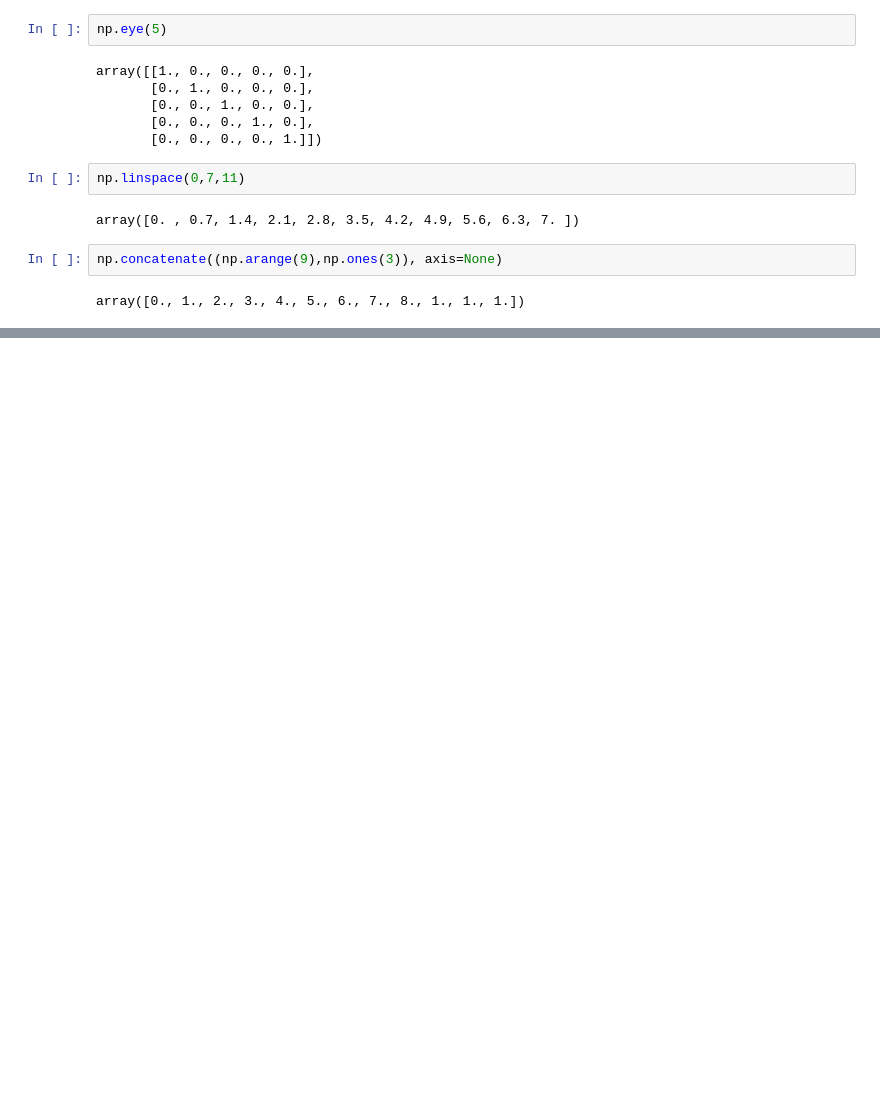
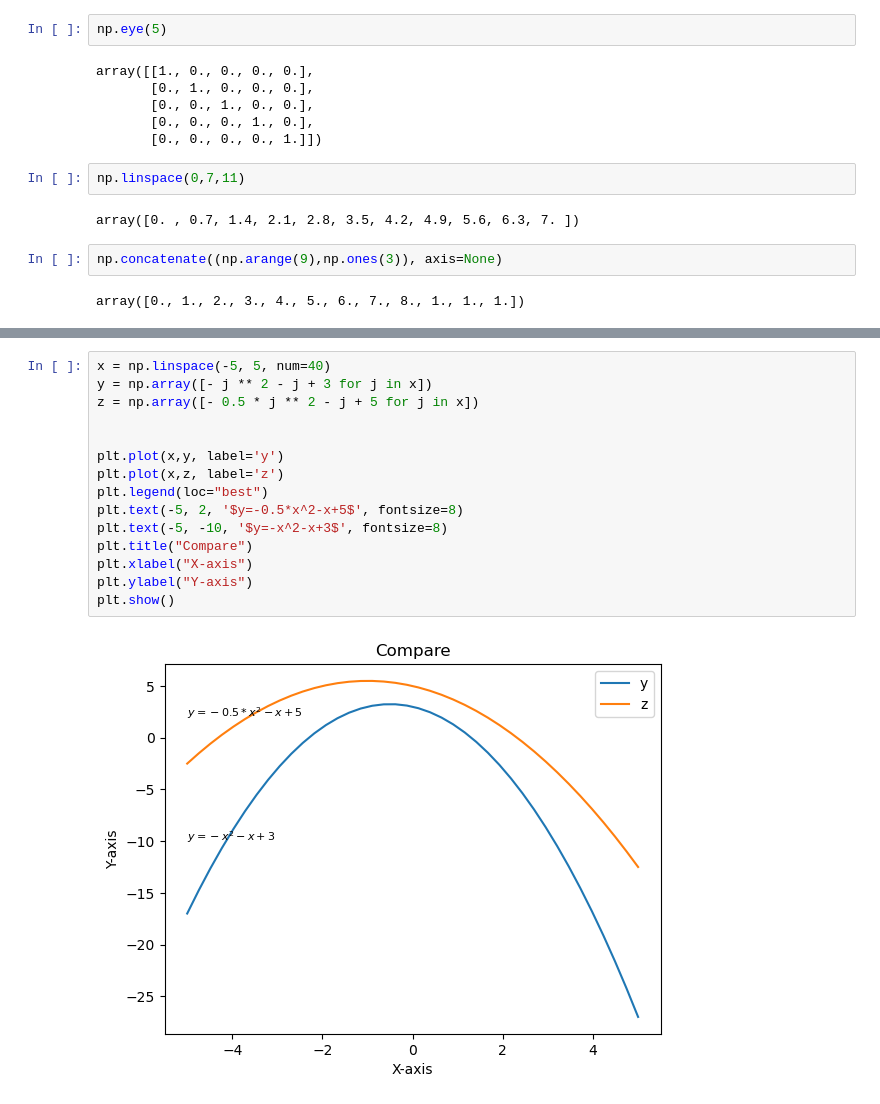
Before and after one commit to HuaweiH/test, a Jupyter notebook: Han_Huawei_HW0.ipynb, the cells around one changed output, grey strips where cells are left out. Drawn from its saved outputs; the diff is of its cells as text; blank space fills up the shorter version.

```diff
--- a/Han_Huawei_HW0.ipynb
+++ b/Han_Huawei_HW0.ipynb
@@ -131,0 +144,17 @@ SyntaxError: invalid syntax (852734176.py, line 1)
+# %%
+x = np.linspace(-5, 5, num=40)
+y = np.array([- j ** 2 - j + 3 for j in x])
+z = np.array([- 0.5 * j ** 2 - j + 5 for j in x])
+
+
+plt.plot(x,y, label='y')
+plt.plot(x,z, label='z')
+plt.legend(loc="best")
+plt.text(-5, 2, '$y=-0.5*x^2-x+5$', fontsize=8)
+plt.text(-5, -10, '$y=-x^2-x+3$', fontsize=8)
+plt.title("Compare")
+plt.xlabel("X-axis")
+plt.ylabel("Y-axis")
+plt.show()
+# %% [output]
+[figure, added]
```
Also changed, not shown: parts of 16 cells of this notebook.
